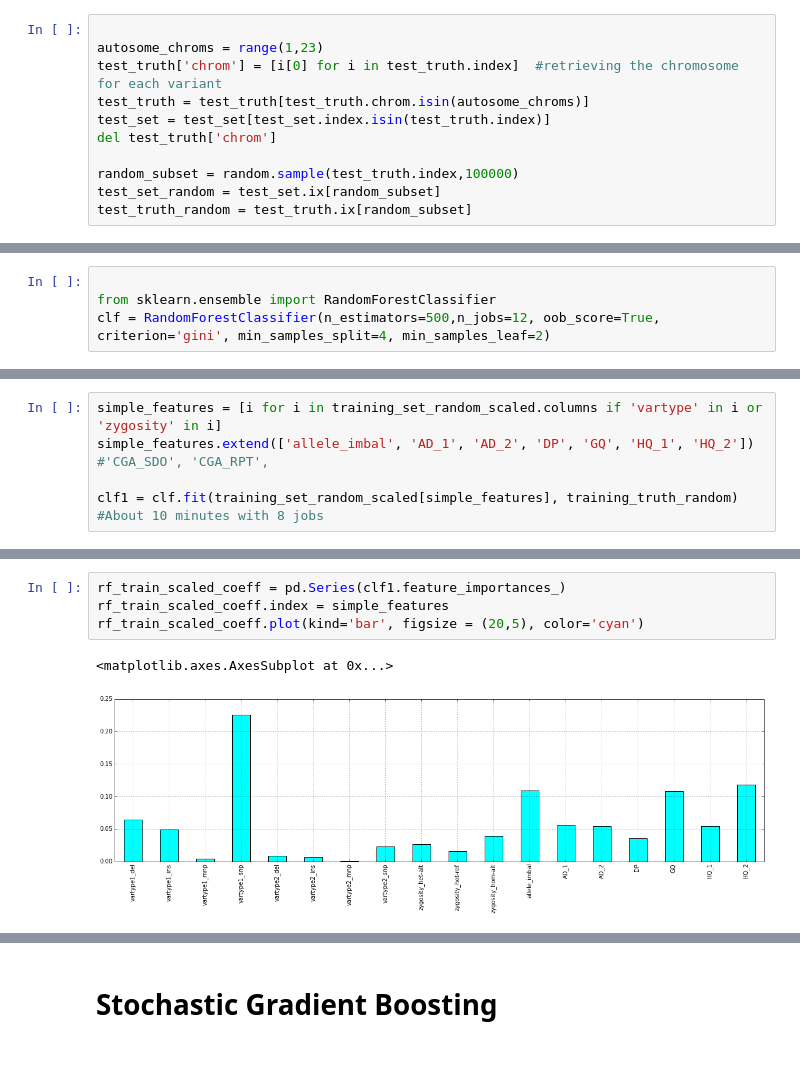
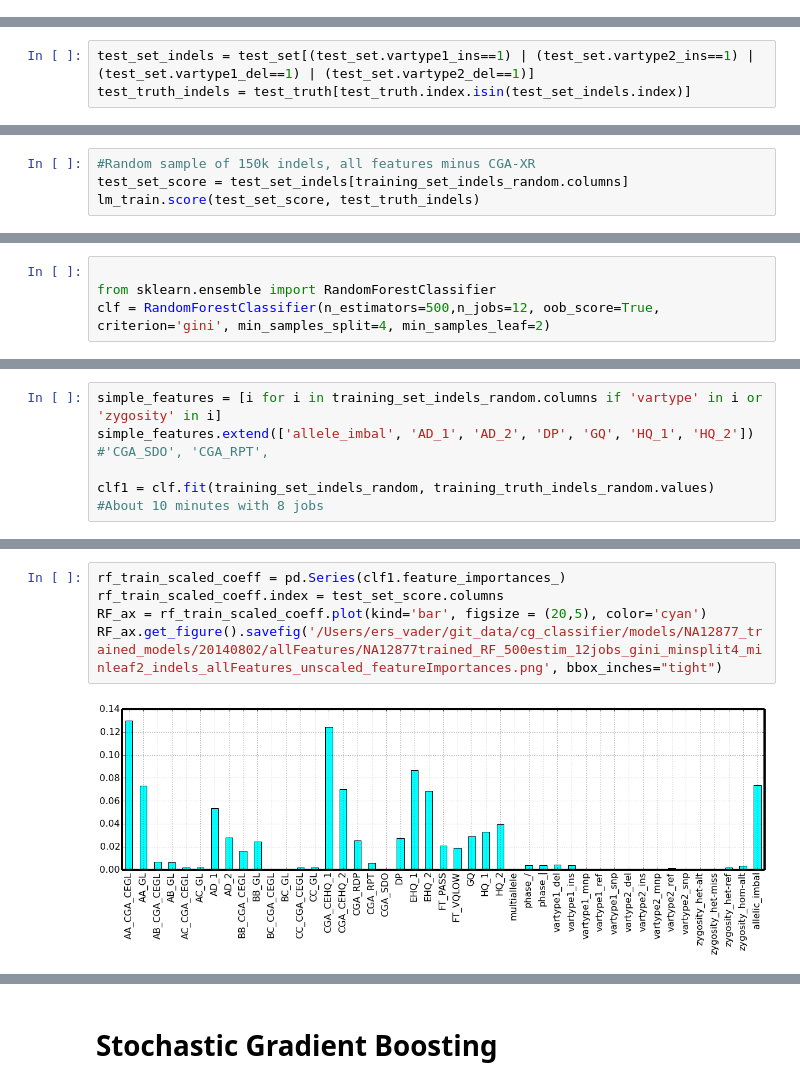
Before and after one commit to Schork-Lab/cg-classifier, a Jupyter notebook: ipynb/cg_RF_NA12877.ipynb, the cells around one changed output, grey strips where cells are left out. Saved outputs shown, nothing was run; the diff lists cells and outputs as text; blank space fills up the shorter version.

Commit message:
WORKING full analysis of NA12877trained Indel Classifiers cross-validation NA12878 NIST High Confidence regions only All Features except CGA_XR, TODO: Benchmark NA19240 Indels

```diff
--- a/ipynb/cg_RF_NA12877.ipynb
+++ b/ipynb/cg_RF_NA12877.ipynb
@@ -416,11 +470,0 @@ del test_set['CGA_XR']
-# %%
-
-autosome_chroms = range(1,23)
-test_truth['chrom'] = [i[0] for i in test_truth.index]  #retrieving the chromosome for each variant
-test_truth = test_truth[test_truth.chrom.isin(autosome_chroms)]
-test_set = test_set[test_set.index.isin(test_truth.index)]
-del test_truth['chrom']
-
-random_subset = random.sample(test_truth.index,100000)
-test_set_random = test_set.ix[random_subset]
-test_truth_random = test_truth.ix[random_subset]
@@ -431,3 +471,6 @@ Index([u'CGA_SDO', u'GQ', u'DP', u'CGA_RDP', u'FT_PASS', u'FT_VQLOW', u'vartype1
+# %%
+test_set_indels = test_set[(test_set.vartype1_ins==1) | (test_set.vartype2_ins==1) | (test_set.vartype1_del==1) | (test_set.vartype2_del==1)]
+test_truth_indels = test_truth[test_truth.index.isin(test_set_indels.index)]
 # %% [markdown]
 ## Standardization & Centering Testing and Training Data
 # %%
@@ -612,0 +601,4 @@ lm_train.score(test_set_random, test_truth_random)
+# %%
+#Random sample of 150k indels, all features minus CGA-XR
+test_set_score = test_set_indels[training_set_indels_random.columns]
+lm_train.score(test_set_score, test_truth_indels)
@@ -691,8 +694,8 @@ Index([u'CGA_SDO', u'GQ', u'DP', u'CGA_RDP', u'FT_PASS', u'FT_VQLOW', u'vartype1
 # %%
-simple_features = [i for i in training_set_random_scaled.columns if 'vartype' in i or 'zygosity' in i]
+simple_features = [i for i in training_set_indels_random.columns if 'vartype' in i or 'zygosity' in i]
 simple_features.extend(['allele_imbal', 'AD_1', 'AD_2', 'DP', 'GQ', 'HQ_1', 'HQ_2'])  #'CGA_SDO', 'CGA_RPT',
 
-clf1 = clf.fit(training_set_random_scaled[simple_features], training_truth_random)  #About 10 minutes with 8 jobs
+clf1 = clf.fit(training_set_indels_random, training_truth_indels_random.values)  #About 10 minutes with 8 jobs
 # %%
 import cPickle
 #cPickle.dump(clf1, open('/gpfs/home/erscott/Datasets_raw/PlatinumGenomes/NA12877/NA12877_phasing/NA12877_preprocessed_training_set_RF_model_500estim_8jobs_entropy_autosomes.pkl','w'))
@@ -748,7 +727,7 @@ simple_features
 # %%
 rf_train_scaled_coeff = pd.Series(clf1.feature_importances_)
-rf_train_scaled_coeff.index = simple_features
-rf_train_scaled_coeff.plot(kind='bar', figsize = (20,5), color='cyan')
+rf_train_scaled_coeff.index = test_set_score.columns
+RF_ax = rf_train_scaled_coeff.plot(kind='bar', figsize = (20,5), color='cyan')
+RF_ax.get_figure().savefig('/Users/ers_vader/git_data/cg_classifier/models/NA12877_trained_models/20140802/allFeatures/NA12877trained_RF_500estim_12jobs_gini_minsplit4_minleaf2_indels_allFeatures_unscaled_featureImportances.png', bbox_inches="tight")
 # %% [output]
-<matplotlib.axes.AxesSubplot at 0x...>
-[figure, old version]
+[figure, new version]
```
Also changed, not shown: parts of 107 cells of this notebook.
